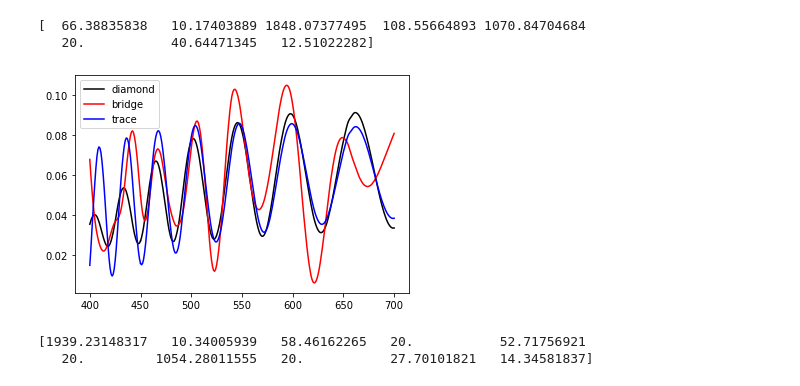
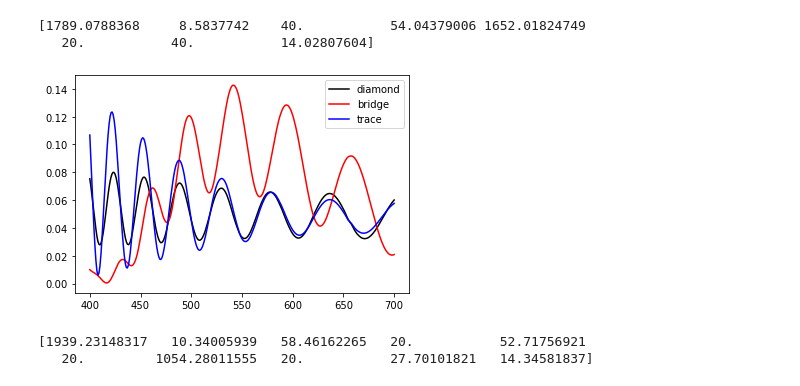
Before and after one commit to Yoway1994/ThinFilm, a Jupyter notebook: delta_R_optimizer.ipynb, the cells around one changed output. Cells and saved outputs as stored; diff of their text form; code cells hidden in the pictures.

```diff
--- a/delta_R_optimizer.ipynb
+++ b/delta_R_optimizer.ipynb
@@ -17,30 +17,30 @@ SiN_LENS.k = 1e-5
 # %%
-wl = np.linspace(400, 700, 100)
+wl = np.linspace(400, 700, 301)
 wl1 = np.linspace(400, 450, 51)
 wl2 = np.linspace(450, 700, 251)
 
 bridge_11 = lambda th:tm.Design(
-    [air, SiO2_LENS, SiN_LENS, OC_LENS, ITO_LENS, OC_LENS, ITO_LENS ,SiO2_LENS, SiN_LENS, sodalime],
+    [air,OC,SiN,SiO2,ITO,OC,ITO,SiO2,SiN,sodalime],
     [None, th['acr']-th['oc'], th['t_sin'], th['t_sio2'], th['b_ito'], th['oc'], th['ito'], th['b_sio2'], th['b_sin'], None]
-).reflectance(wl1)
+).reflectance(wl)
 diamond_11 = lambda th: tm.Design(
-    [air, SiO2_LENS, SiN_LENS, OC_LENS, ITO_LENS ,SiO2_LENS, SiN_LENS, sodalime],
+    [air,OC,SiN,SiO2,ITO,SiO2,SiN,sodalime],
     [None, th['acr'], th['t_sin'], th['t_sio2'], th['ito'], th['b_sio2'], th['b_sin'], None]
-).reflectance(wl1)
+).reflectance(wl)
 trace_11 = lambda th: tm.Design(
-    [air, SiO2_LENS, SiN_LENS, OC_LENS,SiO2_LENS, SiN_LENS, sodalime],
+    [air,OC,SiN,SiO2,SiO2,SiN,sodalime],
     [None, th['acr'], th['t_sin'], th['t_sio2'],th['b_sio2'], th['b_sin'], None]
-).reflectance(wl1)
+).reflectance(wl)
 bridge_12 = lambda th:tm.Design(
-    [air, SiO2_LENS,  SiN_LENS, OC_LENS,ITO_LENS, OC_LENS, ITO_LENS ,SiO2_LENS, SiN_LENS, sodalime],
+    [air,OC,SiN,SiO2,ITO,OC,ITO,SiO2,SiN,sodalime],
     [None, th['acr']-th['oc'], th['t_sin'], th['t_sio2'], th['b_ito'], th['oc'], th['ito'], th['b_sio2'], th['b_sin'], None]
 ).reflectance(wl2)
 diamond_12 = lambda th: tm.Design(
-    [air, SiO2_LENS, SiN_LENS, OC_LENS,ITO_LENS ,SiO2_LENS, SiN_LENS, sodalime],
+    [air,OC,SiN,SiO2,ITO,SiO2,SiN,sodalime],
     [None, th['acr'], th['t_sin'], th['t_sio2'], th['ito'], th['b_sio2'], th['b_sin'], None]
 ).reflectance(wl2)
 trace_12 = lambda th: tm.Design(
-    [air, SiO2_LENS, SiN_LENS, OC_LENS,SiO2_LENS, SiN_LENS, sodalime],
+    [air,OC,SiN,SiO2,SiO2,SiN,sodalime],
     [None, th['acr'], th['t_sin'], th['t_sio2'],th['b_sio2'], th['b_sin'], None]
 ).reflectance(wl2)
 
@@ -60,29 +60,29 @@ def th(tht):
     th['b_sio2'] = tht[6]
     th['b_sin'] = tht[7]
     return th
-fom = lambda tht: delta_d_b_11(th(tht))+delta_d_t_11(th(tht))+delta_d_b_12(th(tht))+delta_d_t_12(th(tht))
+fom = lambda tht: delta_d_t_11(th(tht))#delta_d_b_11(th(tht))#+delta_d_b_12(th(tht))+delta_d_t_12(th(tht))
 # %%
 res = differential_evolution(
     fom, [
-        (10,120),(8,40),(1700,1900),(20,120),(1000,1700),(20,30),(10,80),(8,40)
+        (1700,1900),(8,12),(40,60),(20,120),(1000,1700),(20,30),(40,80),(8,40)
     ]
 )
 # %%
 print(res.x)
 te = th(res.x)
-plt.plot(wl1, diamond_11(te), 'k-', label = 'diamond')
-plt.plot(wl1, bridge_11(te), 'r-', label = 'bridge')
-plt.plot(wl1, trace_11(te), 'b-', label = 'trace')
-plt.plot(wl2, diamond_12(te), 'k-')
-plt.plot(wl2, bridge_12(te), 'r-')
-plt.plot(wl2, trace_12(te), 'b-')
+plt.plot(wl, diamond_11(te), 'k-', label = 'diamond')
+plt.plot(wl, bridge_11(te), 'r-', label = 'bridge')
+plt.plot(wl, trace_11(te), 'b-', label = 'trace')
+#plt.plot(wl2, diamond_12(te), 'k-')
+#plt.plot(wl2, bridge_12(te), 'r-')
+#plt.plot(wl2, trace_12(te), 'b-')
 plt.legend(loc = 'best')
 #plt.savefig('test2.png')
 plt.show()
 # %% [output]
-[  66.38835838   10.17403889 1848.07377495  108.55664893 1070.84704684
-   20.           40.64471345   12.51022282]
+[1789.0788368     8.5837742    40.           54.04379006 1652.01824749
+   20.           40.           14.02807604]
-[figure, old version]
+[figure, new version]
 # %%
 bridge_21 = lambda th:tm.Design(
     [air, OC_LENS, SiN_LENS, SiO2_LENS, SiN_LENS, SiO2_LENS, ITO_LENS, OC_LENS, ITO_LENS ,SiO2_LENS, SiN_LENS, sodalime],
```
Also changed, not shown: parts of 1 cell of this notebook, 12 other files.
